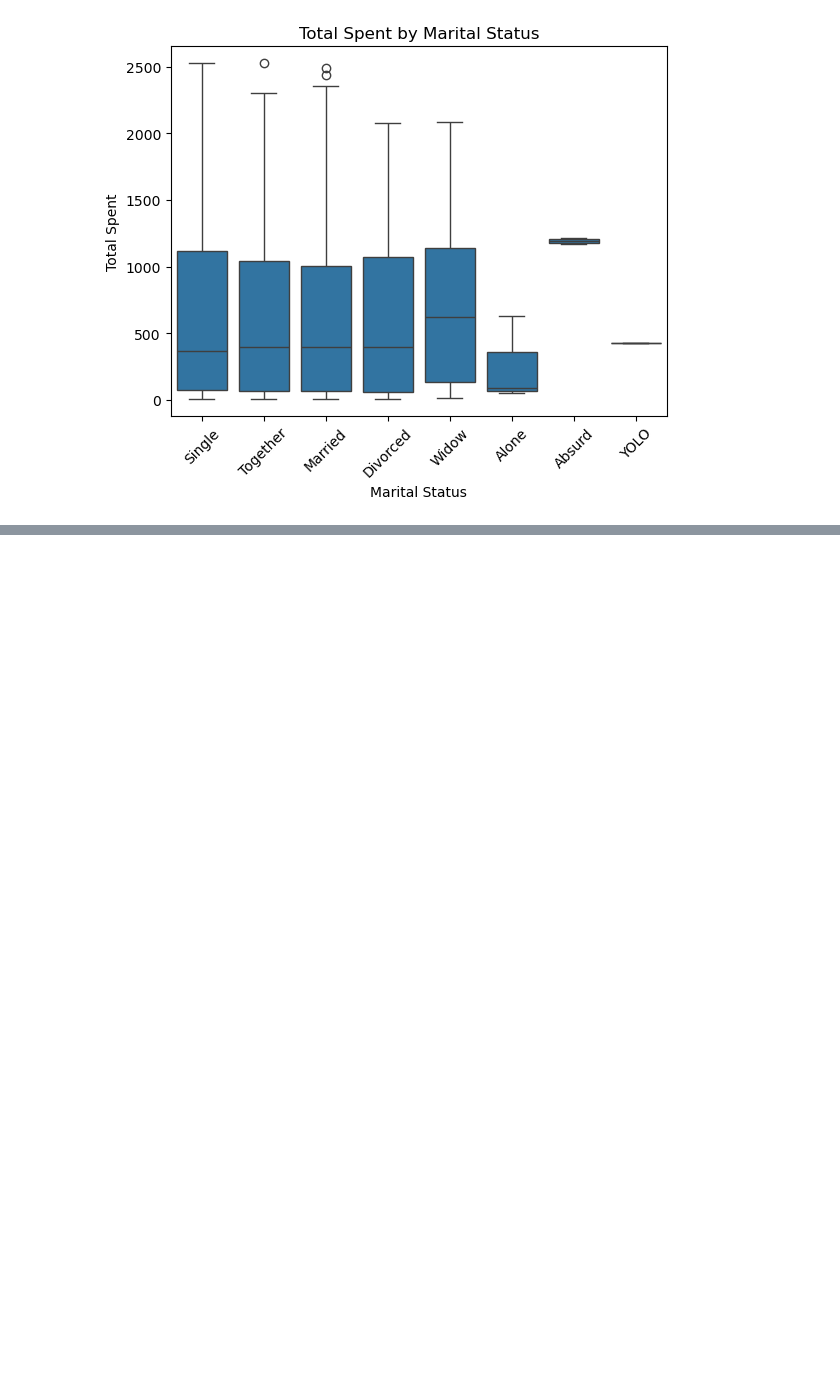
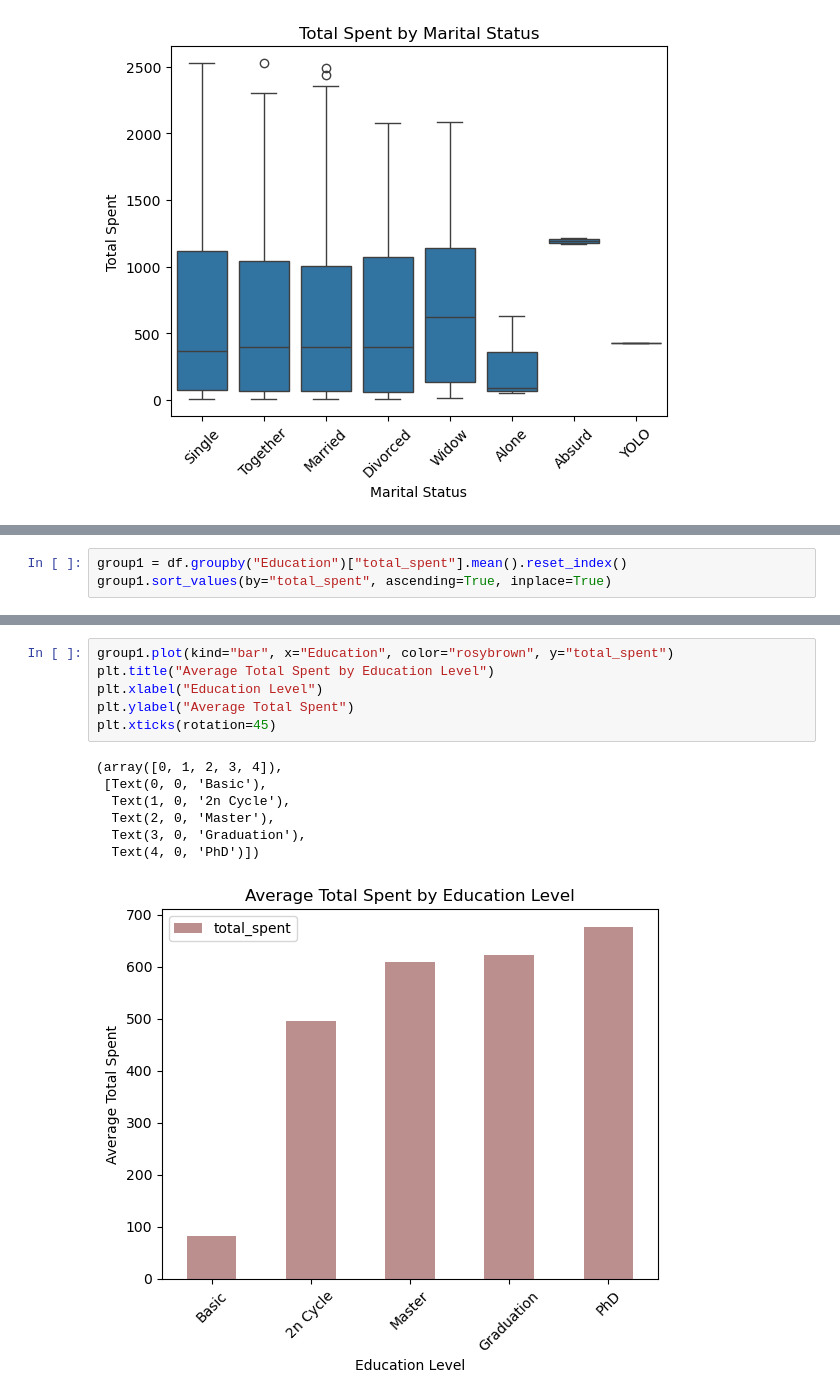
Before and after one commit to La-Chouette/Customer_Segmentation_Project, a Jupyter notebook: customer_segmentation.ipynb, the cells around one changed output, grey strips where cells are left out. Saved outputs shown, nothing was run; the diff lists cells and outputs as text; blank space fills up the shorter version.

```diff
--- a/customer_segmentation.ipynb
+++ b/customer_segmentation.ipynb
@@ -218,0 +244,3 @@ Text(0, 0.5, 'Total Spent')
+# %%
+group1 = df.groupby("Education")["total_spent"].mean().reset_index()
+group1.sort_values(by="total_spent", ascending=True, inplace=True)
@@ -218,0 +256,14 @@ Text(0, 0.5, 'Total Spent')
+# %%
+group1.plot(kind="bar", x="Education", color="rosybrown", y="total_spent")
+plt.title("Average Total Spent by Education Level")
+plt.xlabel("Education Level")
+plt.ylabel("Average Total Spent")
+plt.xticks(rotation=45)
+# %% [output]
+(array([0, 1, 2, 3, 4]),
+ [Text(0, 0, 'Basic'),
+  Text(1, 0, '2n Cycle'),
+  Text(2, 0, 'Master'),
+  Text(3, 0, 'Graduation'),
+  Text(4, 0, 'PhD')])
+[figure, added]
```
Also changed, not shown: parts of 17 cells of this notebook.
